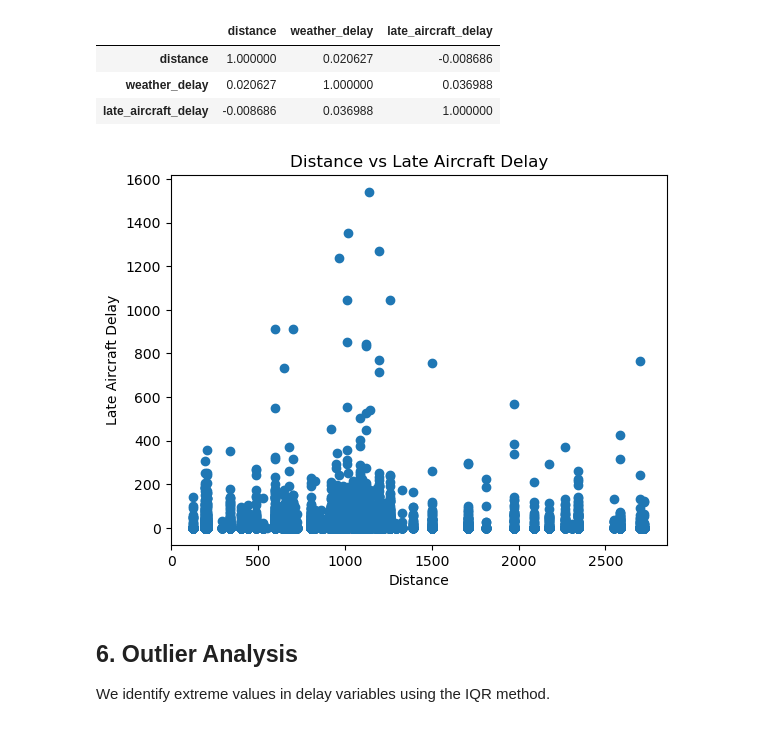
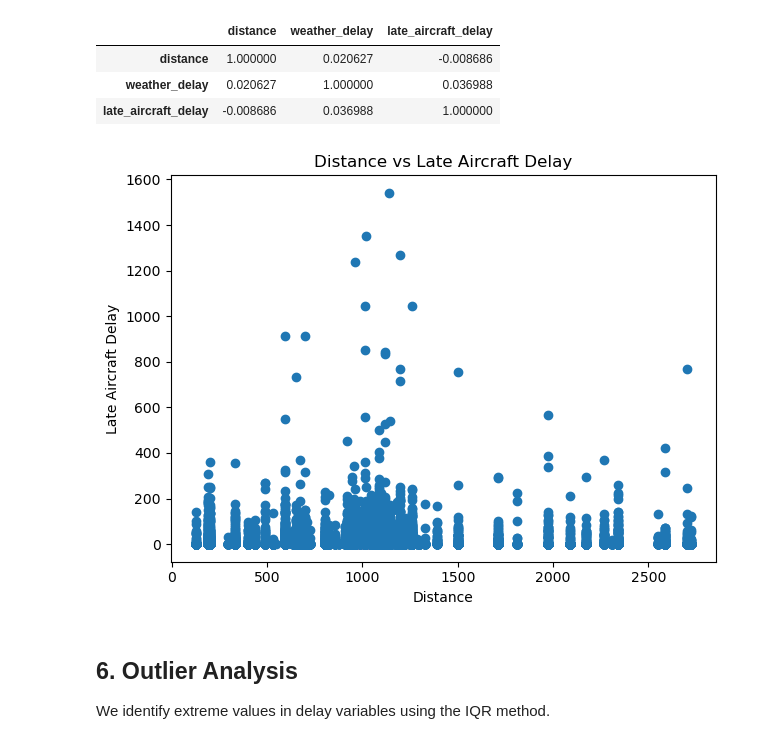
Before and after one commit to CFarron/CAP_3764_2026_Spring_Team_2, a Jupyter notebook: notebooks/02_eda.ipynb.ipynb, the cells around one changed output. Drawn from its saved outputs; the diff is of its cells as text; code cells hidden in the pictures.

```diff
--- a/notebooks/02_eda.ipynb.ipynb
+++ b/notebooks/02_eda.ipynb.ipynb
@@ -163,13 +183,21 @@ df[['distance', 'weather_delay', 'late_aircraft_delay']].corr()
 | weather_delay | 0.020627 | 1.000000 | 0.036988 |
 | late_aircraft_delay | -0.008686 | 0.036988 | 1.000000 |
 # %%
+plt.figure()
+
 plt.scatter(df['distance'], df['late_aircraft_delay'])
+
 plt.title("Distance vs Late Aircraft Delay")
 plt.xlabel("Distance")
 plt.ylabel("Late Aircraft Delay")
+plt.tight_layout()
+
+# Save figure to outputs folder
+plt.savefig("../outputs/distance_vs_late_aircraft_delay.png")
+
 plt.show()
 # %% [output]
-[figure, old version]
+[figure, new version]
 # %% [markdown]
 ## 6. Outlier Analysis
 
```
Also changed, not shown: parts of 5 cells of this notebook.
